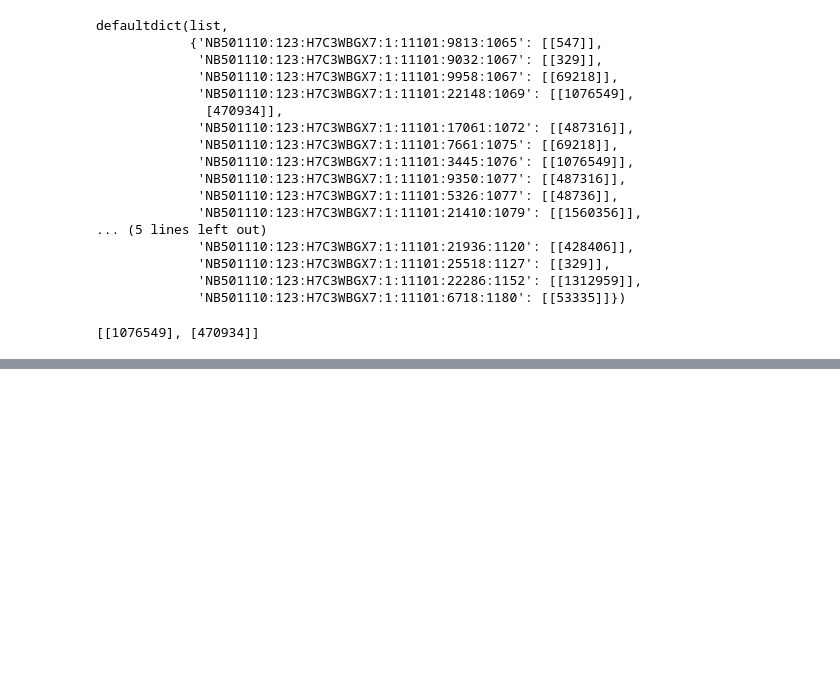
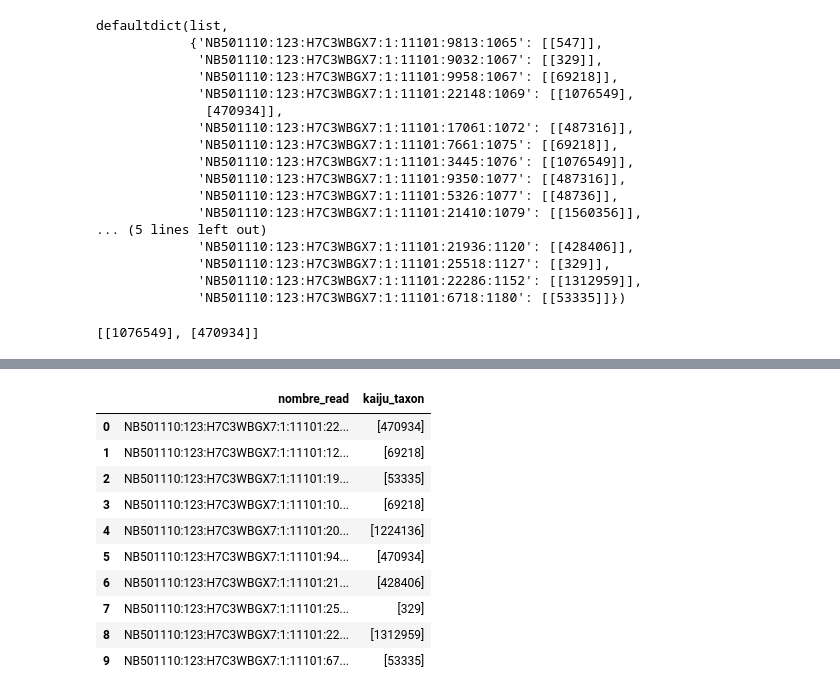
Before and after one commit to CamilaSilva1995/Proyecto_metagenomica, a Jupyter notebook: Proyecto1.ipynb, the cells around one changed output, grey strips where cells are left out. Saved outputs shown, nothing was run; the diff lists cells and outputs as text; code cells hidden in the pictures; blank space fills up the shorter version.

```diff
--- a/Proyecto1.ipynb
+++ b/Proyecto1.ipynb
@@ -160,0 +226,18 @@ dic['NB501110:123:H7C3WBGX7:1:11101:22148:1069']
+# %%
+data_items = dickaiju.items()
+data_list = list(data_items)
+
+df = pd.DataFrame(data_list, columns=['nombre_read', 'kaiju_taxon'])
+df
+# %% [output]
+|  | nombre_read | kaiju_taxon |
+| 0 | NB501110:123:H7C3WBGX7:1:11101:22... | [470934] |
+| 1 | NB501110:123:H7C3WBGX7:1:11101:12... | [69218] |
+| 2 | NB501110:123:H7C3WBGX7:1:11101:19... | [53335] |
+| 3 | NB501110:123:H7C3WBGX7:1:11101:10... | [69218] |
+| 4 | NB501110:123:H7C3WBGX7:1:11101:20... | [1224136] |
+| 5 | NB501110:123:H7C3WBGX7:1:11101:94... | [470934] |
+| 6 | NB501110:123:H7C3WBGX7:1:11101:21... | [428406] |
+| 7 | NB501110:123:H7C3WBGX7:1:11101:25... | [329] |
+| 8 | NB501110:123:H7C3WBGX7:1:11101:22... | [1312959] |
+| 9 | NB501110:123:H7C3WBGX7:1:11101:67... | [53335] |
```
Also changed, not shown: parts of 16 cells of this notebook.
